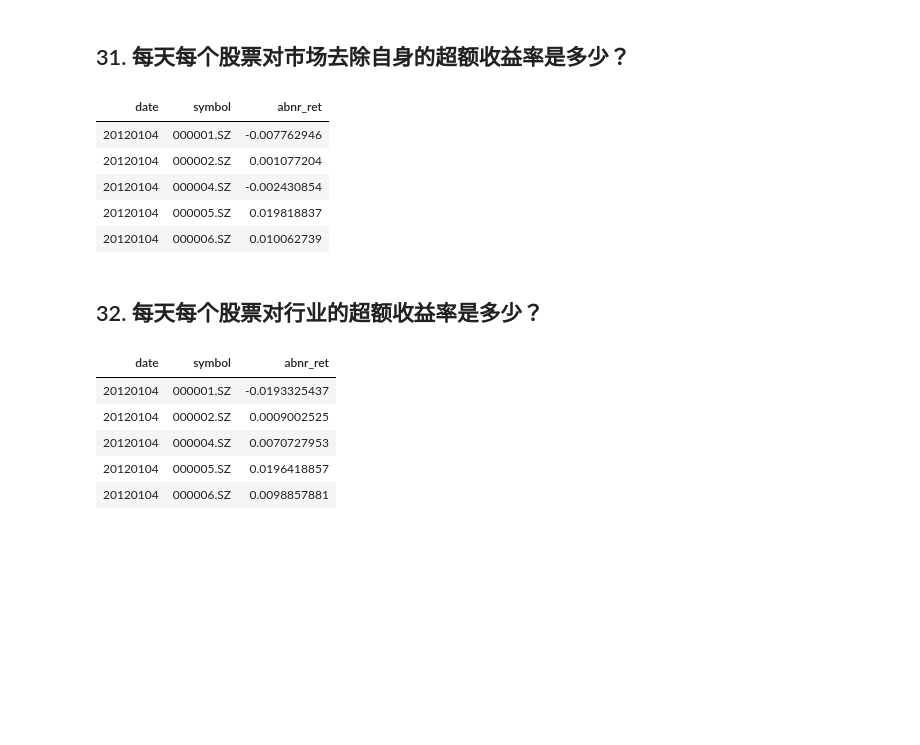
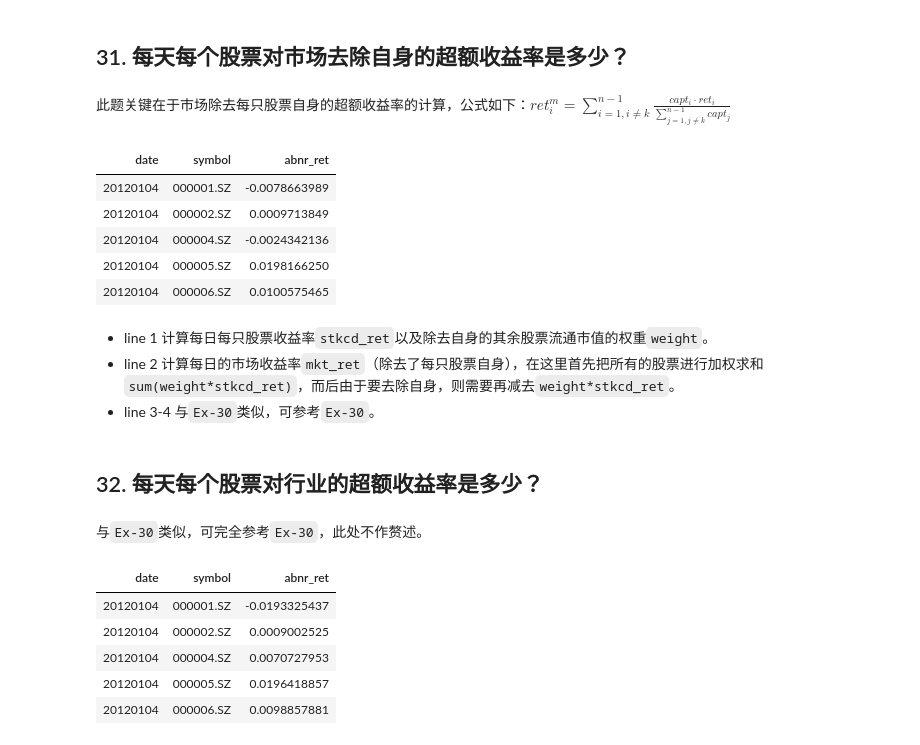
Before and after one commit to Ravin515/r-data-practice, a Jupyter notebook: answer-keys.ipynb, the cells around one changed output. Cells and saved outputs as stored; diff of their text form; code cells hidden in the pictures; blank space fills up the shorter version.

```diff
--- a/answer-keys.ipynb
+++ b/answer-keys.ipynb
@@ -716,20 +723,28 @@ data[, .(stkcd_ret = close/pre_close - 1, weight = capt/sum(capt), symbol), keyb
 # %% [markdown]
 ## 31. 每天每个股票对市场去除自身的超额收益率是多少？
+# %% [markdown]
+此题关键在于市场除去每只股票自身的超额收益率的计算，公式如下：$ ret^m_i = \sum_{i = 1, i \ne k}^{n-1} \frac {capt_i \cdot ret_i}{\sum_{j = 1, j \ne k}^{n-1} capt_j} $
 # %%
 data[, .(stkcd_ret = close/pre_close - 1, symbol, weight =  capt/(sum(capt) - capt)),keyby = date
-    ][, .(mkt_ret = sum(weight*stkcd_ret), stkcd_ret, symbol), keyby = date
+    ][, .(mkt_ret = sum(weight*stkcd_ret) - weight*stkcd_ret, stkcd_ret, symbol), keyby = date
     ][, .(alpha = coef(lm(stkcd_ret ~ mkt_ret))[1], beta = coef(lm(stkcd_ret ~ mkt_ret))[2], mkt_ret, stkcd_ret, symbol, date)
     ][, .(abnr_ret = stkcd_ret - alpha - beta * mkt_ret), keyby = .(date, symbol)
     ][1:5]
 # %% [output]
 | date | symbol | abnr_ret |
-| 20120104 | 000001.SZ | -0.007762946 |
-| 20120104 | 000002.SZ | 0.001077204 |
-| 20120104 | 000004.SZ | -0.002430854 |
-| 20120104 | 000005.SZ | 0.019818837 |
-| 20120104 | 000006.SZ | 0.010062739 |
+| 20120104 | 000001.SZ | -0.0078663989 |
+| 20120104 | 000002.SZ | 0.0009713849 |
+| 20120104 | 000004.SZ | -0.0024342136 |
+| 20120104 | 000005.SZ | 0.0198166250 |
+| 20120104 | 000006.SZ | 0.0100575465 |
+# %% [markdown]
+- line 1 计算每日每只股票收益率`stkcd_ret`以及除去自身的其余股票流通市值的权重`weight`。
+- line 2 计算每日的市场收益率`mkt_ret`（除去了每只股票自身），在这里首先把所有的股票进行加权求和`sum(weight*stkcd_ret)`，而后由于要去除自身，则需要再减去`weight*stkcd_ret`。
+- line 3-4 与`Ex-30`类似，可参考`Ex-30`。
 # %% [markdown]
 ## 32. 每天每个股票对行业的超额收益率是多少？
+# %% [markdown]
+与`Ex-30`类似，可完全参考`Ex-30`，此处不作赘述。
 # %%
 data[, .(stkcd_ret = close/pre_close - 1, symbol, weight = capt/sum(capt)), keyby = .(industry,date)
     ][, .(ind_ret = sum(weight*stkcd_ret), stkcd_ret, symbol), keyby = .(industry, date)
```
Also changed, not shown: parts of 12 cells of this notebook, 1 other file.
